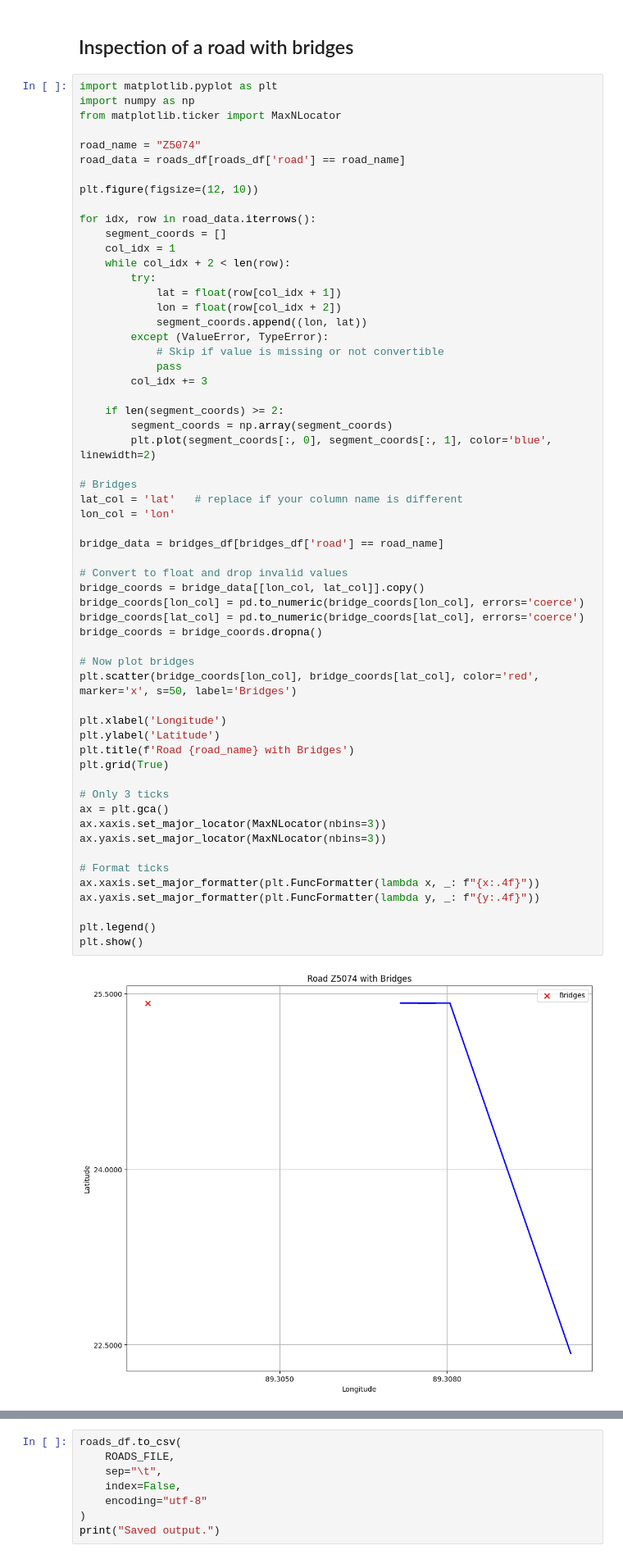
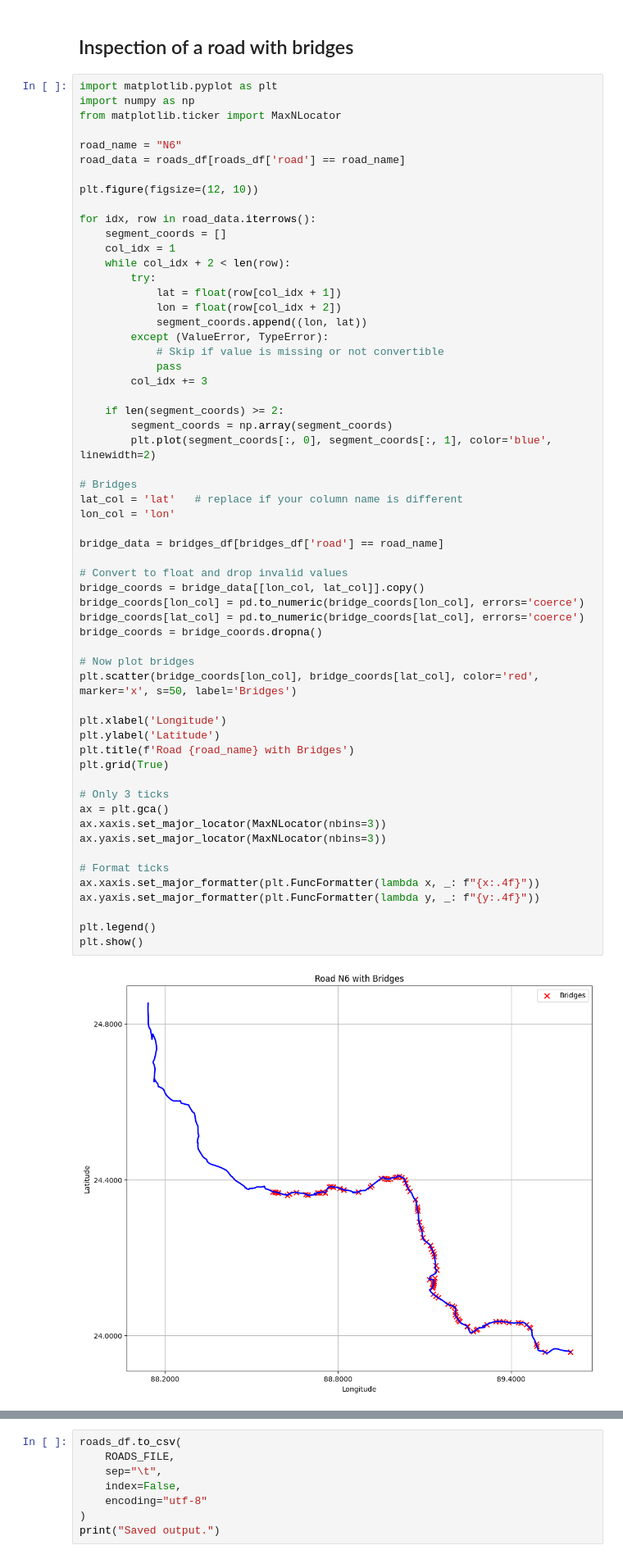
Before and after one commit to lukavicius/advsim, a Jupyter notebook: process_tadas.ipynb, the cells around one changed output, grey strips where cells are left out. Shown at 82% size. Drawn from its saved outputs; the diff is of its cells as text.

```diff
--- a/process_tadas.ipynb
+++ b/process_tadas.ipynb
@@ -161,7 +120,7 @@ import matplotlib.pyplot as plt
 import numpy as np
 from matplotlib.ticker import MaxNLocator
 
-road_name = "Z5074"
+road_name = "N6"
 road_data = roads_df[roads_df['road'] == road_name]
 
 plt.figure(figsize=(12, 10))
@@ -188,32 +147,32 @@ lat_col = 'lat'   # replace if your column name is different
 lon_col = 'lon'
 
 bridge_data = bridges_df[bridges_df['road'] == road_name]
 
 # Convert to float and drop invalid values
 bridge_coords = bridge_data[[lon_col, lat_col]].copy()
 bridge_coords[lon_col] = pd.to_numeric(bridge_coords[lon_col], errors='coerce')
 bridge_coords[lat_col] = pd.to_numeric(bridge_coords[lat_col], errors='coerce')
 bridge_coords = bridge_coords.dropna()
 
 # Now plot bridges
 plt.scatter(bridge_coords[lon_col], bridge_coords[lat_col], color='red', marker='x', s=50, label='Bridges')
 
 plt.xlabel('Longitude')
 plt.ylabel('Latitude')
 plt.title(f'Road {road_name} with Bridges')
 plt.grid(True)
 
 # Only 3 ticks
 ax = plt.gca()
 ax.xaxis.set_major_locator(MaxNLocator(nbins=3))
 ax.yaxis.set_major_locator(MaxNLocator(nbins=3))
 
 # Format ticks
 ax.xaxis.set_major_formatter(plt.FuncFormatter(lambda x, _: f"{x:.4f}"))
 ax.yaxis.set_major_formatter(plt.FuncFormatter(lambda y, _: f"{y:.4f}"))
 
 plt.legend()
 plt.show()
 # %% [output]
-[figure, old version]
+[figure, new version]
 # %% [markdown]
```
Also changed, not shown: parts of 17 cells of this notebook.
